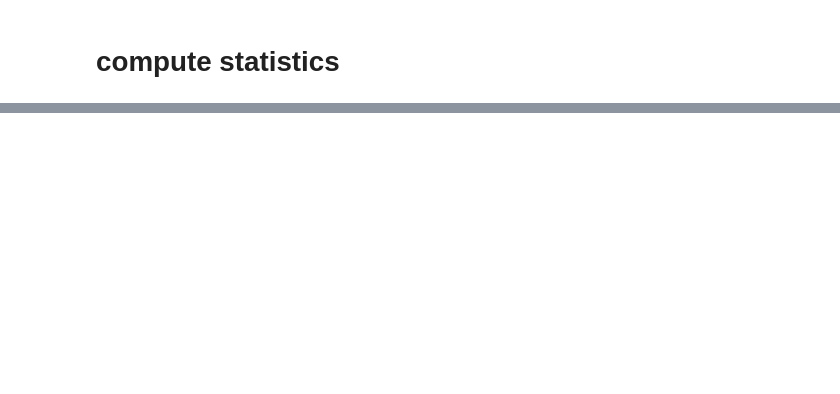
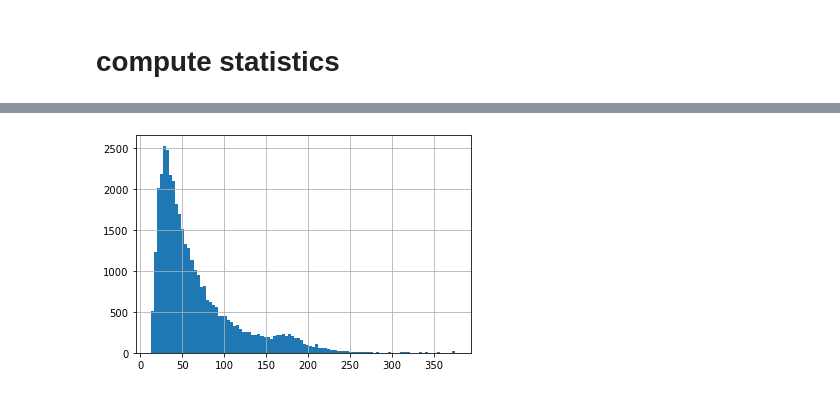
Before and after one commit to oMalyugina/for_kitty, a Jupyter notebook: visualisation_input_data.ipynb, the cells around one changed output, grey strips where cells are left out. Drawn from its saved outputs; the diff is of its cells as text; code cells hidden in the pictures; blank space fills up the shorter version.

```diff
--- a/visualisation_input_data.ipynb
+++ b/visualisation_input_data.ipynb
@@ -161,0 +244,5 @@ print("{} - all objects; {} - all objects without DontCare, \
+# %%
+stats[(stats.classes != 'DontCare') & (stats.truncated < 0.7)].hight.hist(bins=100)
+plt.show()
+# %% [output]
+[figure, added]
```
Also changed, not shown: parts of 19 cells of this notebook, 2 other files.
